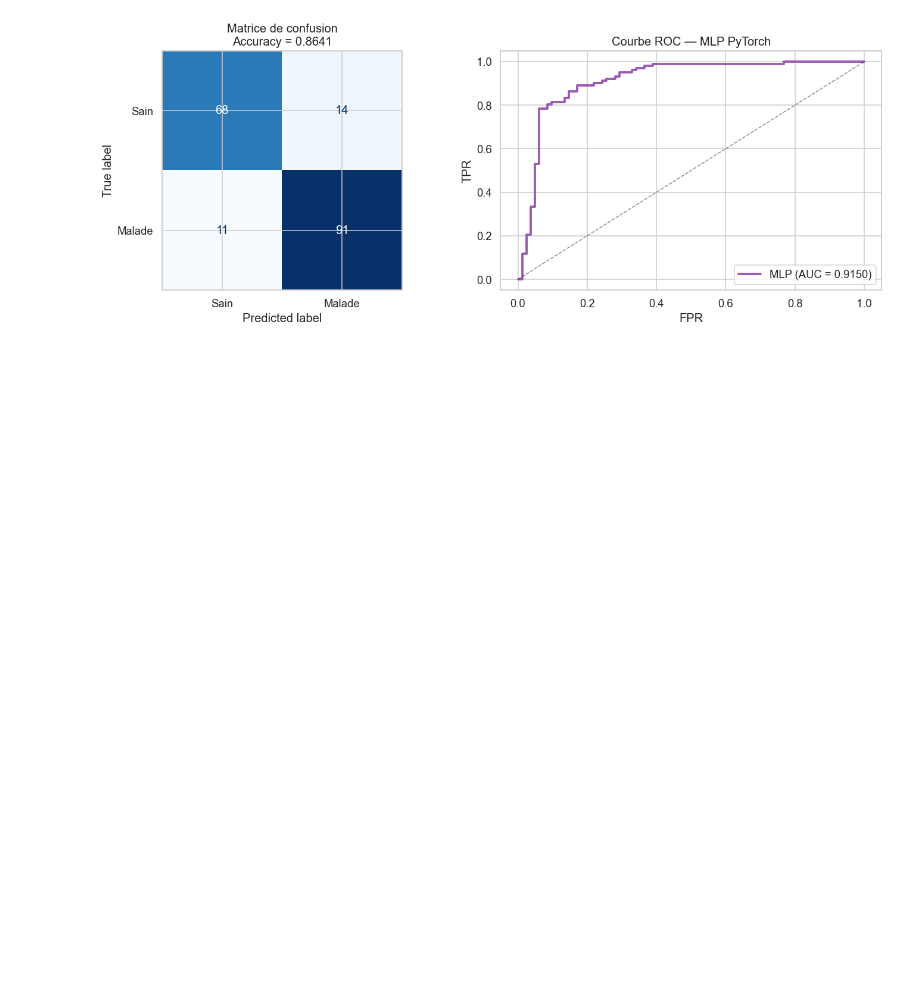
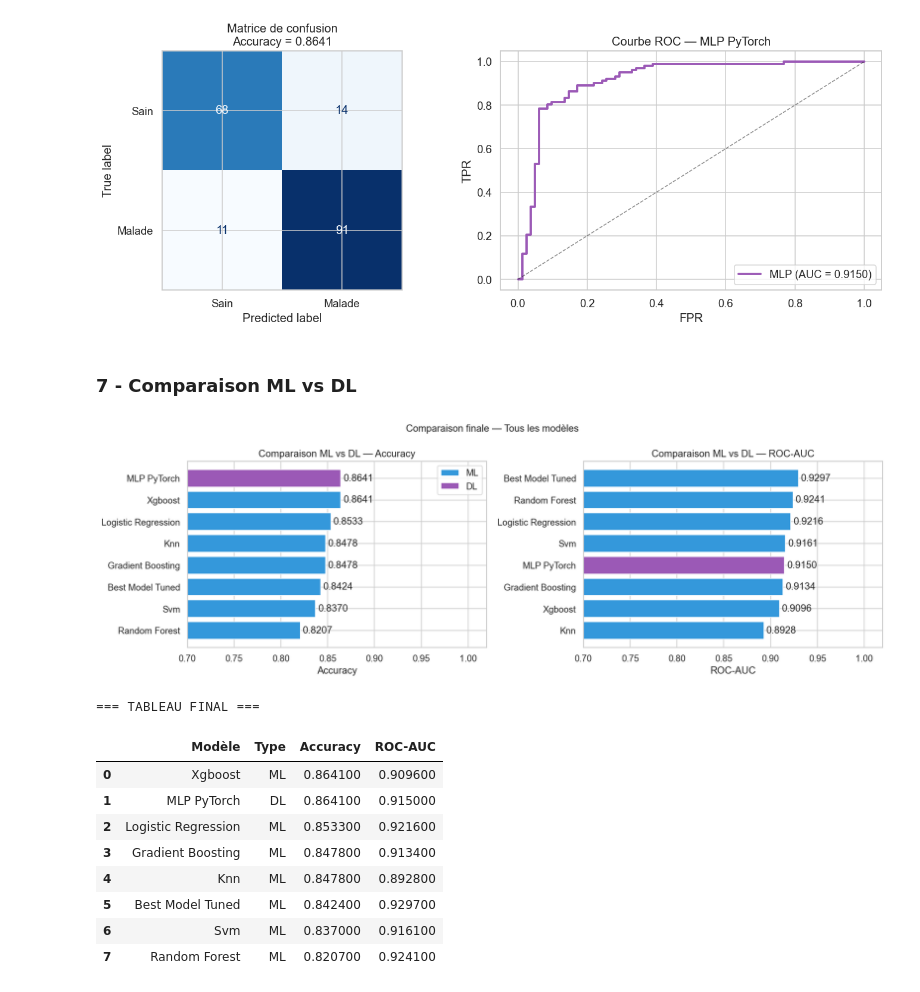
Before and after one commit to bijigunerachid/heart-disease-ml-dl-project, a Jupyter notebook: notebooks/04_dl_model.ipynb, the cells around one changed output. Saved outputs shown, nothing was run; the diff lists cells and outputs as text; code cells hidden in the pictures; blank space fills up the shorter version.

Commit message:
Comparaison ML vs DL

```diff
--- a/notebooks/04_dl_model.ipynb
+++ b/notebooks/04_dl_model.ipynb
@@ -288,3 +288,70 @@ ROC-AUC   : 0.9150
    macro avg       0.86      0.86      0.86       184
 weighted avg       0.86      0.86      0.86       184
 [figure]
+# %% [markdown]
+### 7 - Comparaison ML vs DL
+# %%
+import joblib
+ML_PATH = Path('../models/ml')
+
+comparison = []
+for f in sorted(ML_PATH.glob('*.joblib')):
+    if any(skip in f.stem for skip in ['imputer','scaler','encoder','preprocessor']):
+        continue
+    m = joblib.load(f)
+    yp = m.predict(X_test)
+    ypr = m.predict_proba(X_test)[:,1] if hasattr(m,'predict_proba') else None
+    comparison.append({
+        'Modèle':    f.stem.replace('_', ' ').title(),
+        'Type':      'ML',
+        'Accuracy':  round(accuracy_score(y_test, yp), 4),
+        'ROC-AUC':   round(roc_auc_score(y_test, ypr), 4) if ypr is not None else None
+    })
+
+# Ajouter DL
+comparison.append({
+    'Modèle':  'MLP PyTorch',
+    'Type':    'DL',
+    'Accuracy': round(acc, 4),
+    'ROC-AUC':  round(auc, 4)
+})
+
+df_cmp = pd.DataFrame(comparison).sort_values('Accuracy', ascending=False).reset_index(drop=True)
+
+fig, axes = plt.subplots(1, 2, figsize=(15, 5))
+
+colors = ['#9b59b6' if t == 'DL' else '#3498db' for t in df_cmp.sort_values('Accuracy')['Type']]
+
+for ax, metric in zip(axes, ['Accuracy', 'ROC-AUC']):
+    df_s = df_cmp.sort_values(metric)
+    bars = ax.barh(df_s['Modèle'], df_s[metric],
+                   color=['#9b59b6' if t=='DL' else '#3498db' for t in df_s['Type']],
+                   edgecolor='white')
+    ax.bar_label(bars, fmt='%.4f', padding=3)
+    ax.set_xlabel(metric)
+    ax.set_title(f'Comparaison ML vs DL — {metric}')
+    ax.set_xlim(0.7, 1.02)
+
+from matplotlib.patches import Patch
+legend_elements = [Patch(facecolor='#3498db', label='ML'), Patch(facecolor='#9b59b6', label='DL')]
+axes[0].legend(handles=legend_elements)
+
+plt.suptitle('Comparaison finale — Tous les modèles', fontsize=13)
+plt.tight_layout()
+plt.savefig(FIGS_PATH / '18_ml_vs_dl.png', dpi=150, bbox_inches='tight')
+plt.show()
+
+print('\n=== TABLEAU FINAL ===')
+df_cmp.style.background_gradient(subset=['Accuracy','ROC-AUC'], cmap='YlGn')
+# %% [output]
+[figure, added]
+=== TABLEAU FINAL ===
+|  | Modèle | Type | Accuracy | ROC-AUC |
+| 0 | Xgboost | ML | 0.864100 | 0.909600 |
+| 1 | MLP PyTorch | DL | 0.864100 | 0.915000 |
+| 2 | Logistic Regression | ML | 0.853300 | 0.921600 |
+| 3 | Gradient Boosting | ML | 0.847800 | 0.913400 |
+| 4 | Knn | ML | 0.847800 | 0.892800 |
+| 5 | Best Model Tuned | ML | 0.842400 | 0.929700 |
+| 6 | Svm | ML | 0.837000 | 0.916100 |
+| 7 | Random Forest | ML | 0.820700 | 0.924100 |
```
